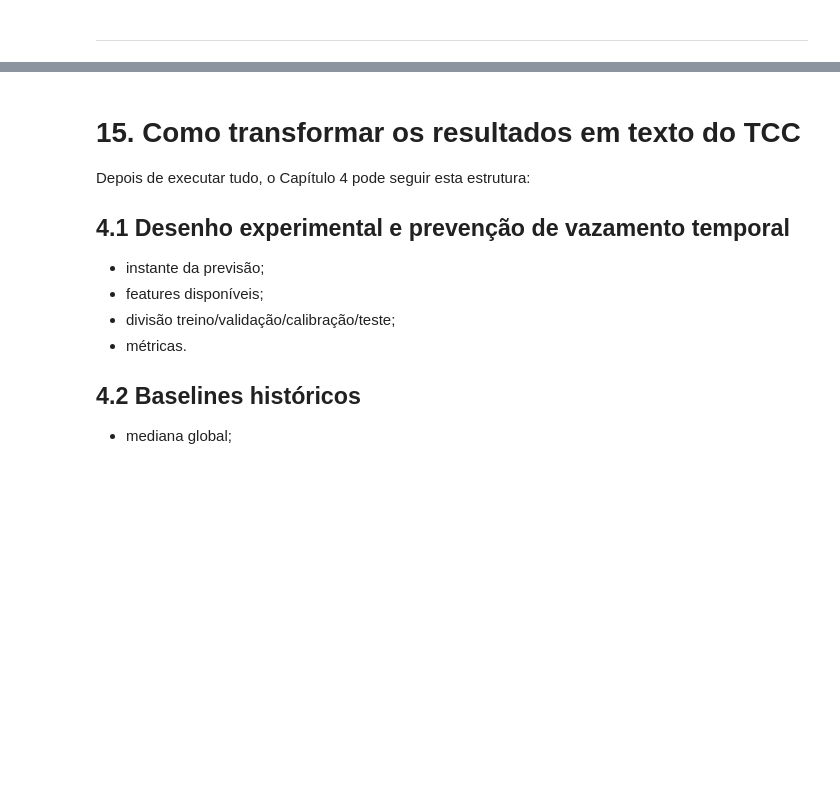
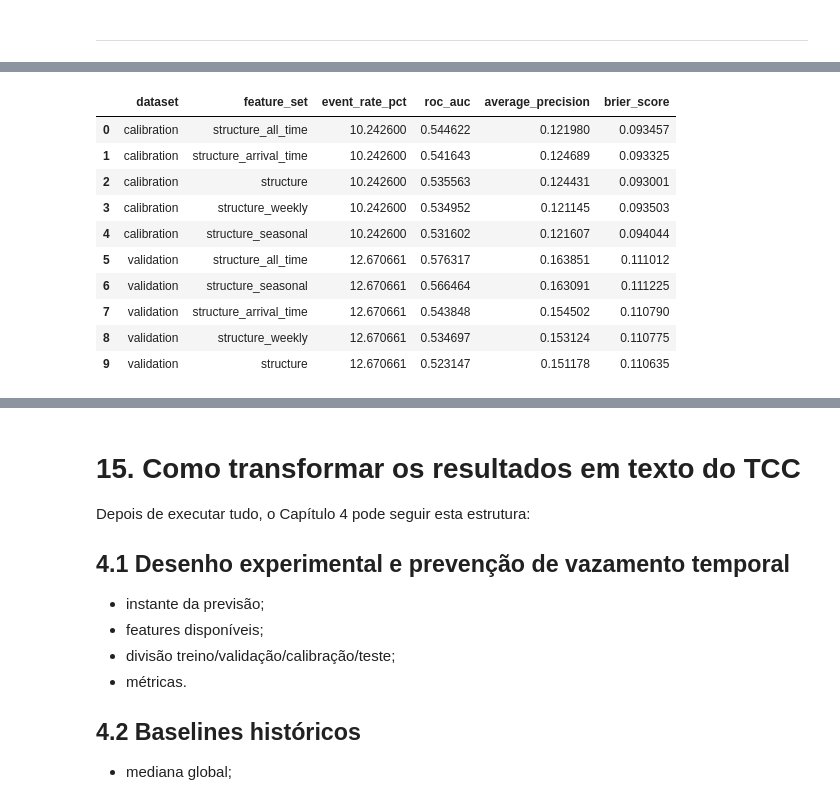
Before and after one commit to tiagoalberione/port_leadtime_prediction, a Jupyter notebook: notebooks/modeling_step_by_step.ipynb, the cells around one changed output, grey strips where cells are left out. Drawn from its saved outputs; the diff is of its cells as text; code cells hidden in the pictures; blank space fills up the shorter version.

```diff
--- a/notebooks/modeling_step_by_step.ipynb
+++ b/notebooks/modeling_step_by_step.ipynb
@@ -5505,0 +7280,32 @@ antecipar permanências na cauda da distribuição.
+# %%
+temporal_tail_result = (
+    pd.DataFrame(
+        temporal_tail_rows
+    )
+    .sort_values(
+        [
+            "dataset",
+            "roc_auc",
+        ],
+        ascending=[
+            True,
+            False,
+        ],
+    )
+    .reset_index(drop=True)
+)
+
+
+temporal_tail_result
+# %% [output]
+|  | dataset | feature_set | event_rate_pct | roc_auc | average_precision | brier_score |
+| 0 | calibration | structure_all_time | 10.242600 | 0.544622 | 0.121980 | 0.093457 |
+| 1 | calibration | structure_arrival_time | 10.242600 | 0.541643 | 0.124689 | 0.093325 |
+| 2 | calibration | structure | 10.242600 | 0.535563 | 0.124431 | 0.093001 |
+| 3 | calibration | structure_weekly | 10.242600 | 0.534952 | 0.121145 | 0.093503 |
+| 4 | calibration | structure_seasonal | 10.242600 | 0.531602 | 0.121607 | 0.094044 |
+| 5 | validation | structure_all_time | 12.670661 | 0.576317 | 0.163851 | 0.111012 |
+| 6 | validation | structure_seasonal | 12.670661 | 0.566464 | 0.163091 | 0.111225 |
+| 7 | validation | structure_arrival_time | 12.670661 | 0.543848 | 0.154502 | 0.110790 |
+| 8 | validation | structure_weekly | 12.670661 | 0.534697 | 0.153124 | 0.110775 |
+| 9 | validation | structure | 12.670661 | 0.523147 | 0.151178 | 0.110635 |
```
Also changed, not shown: parts of 39 cells of this notebook.
